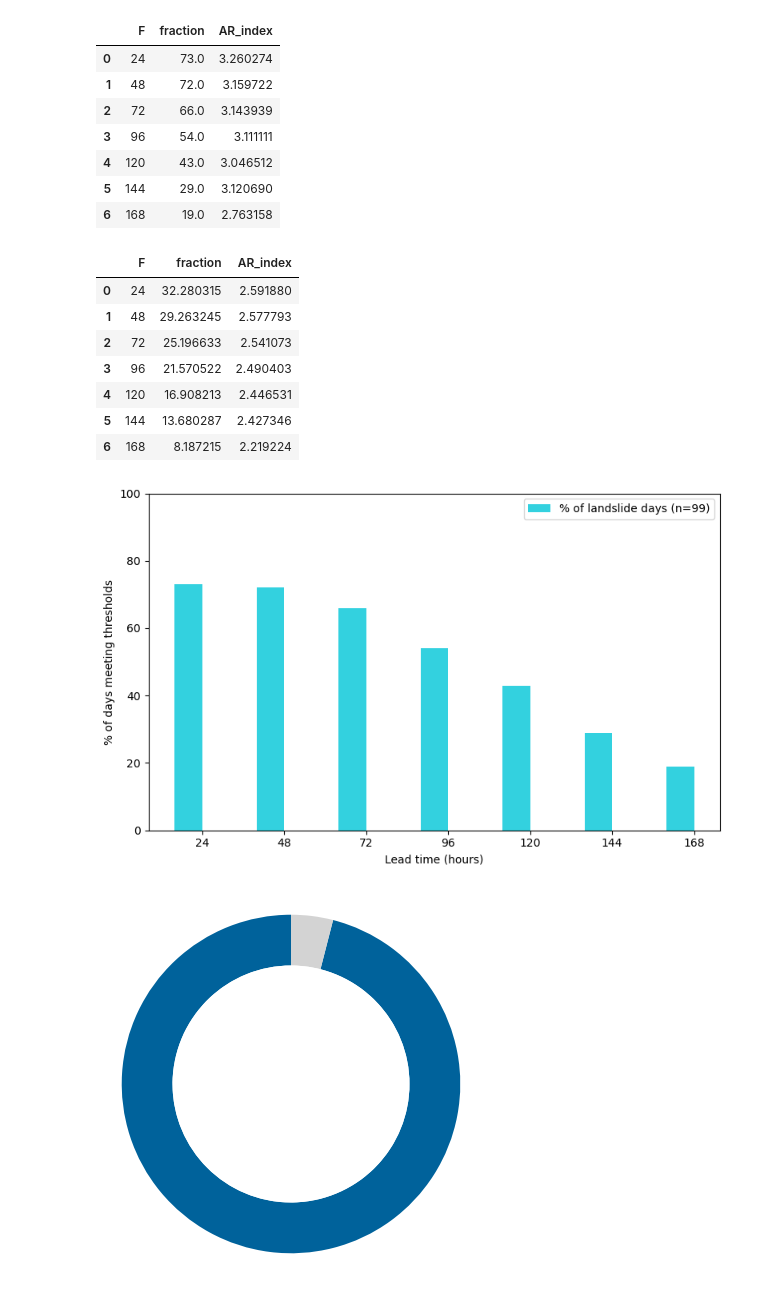
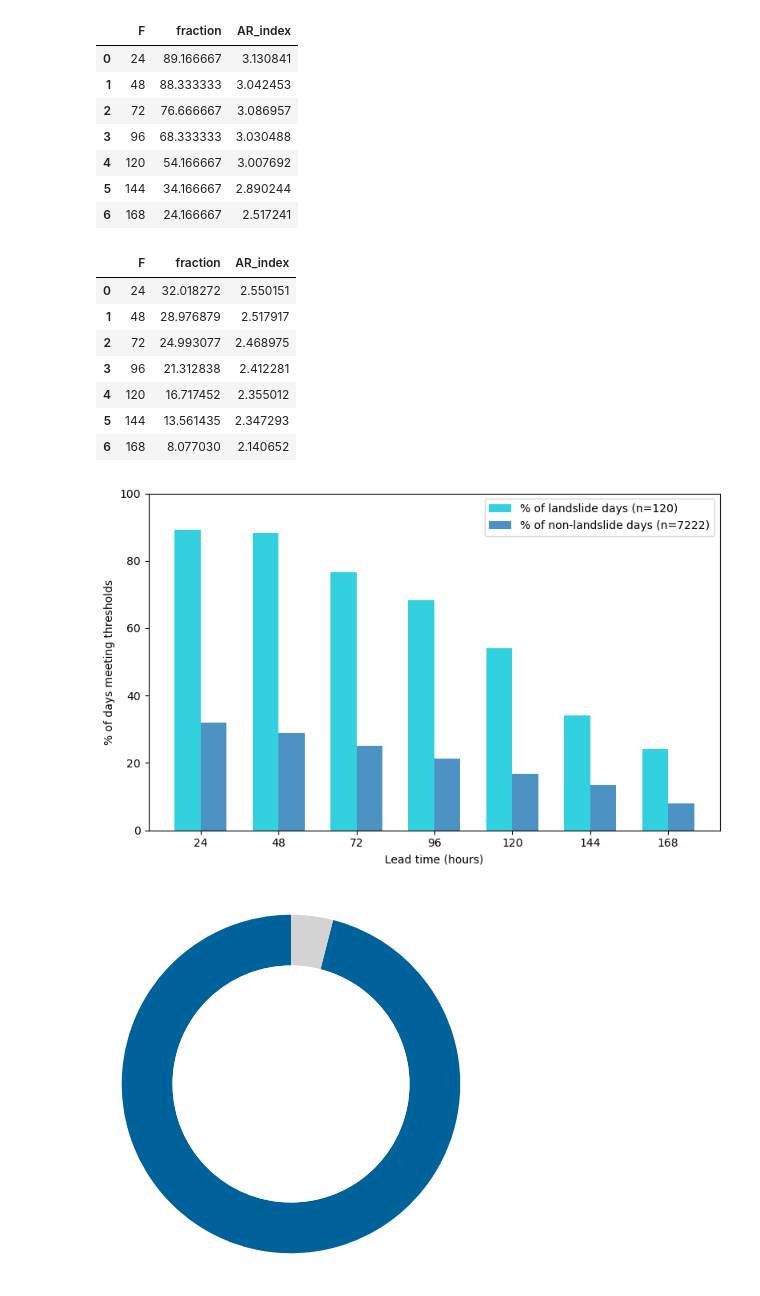
Before and after one commit to dlnash/SEAK_AR_impacts, a Jupyter notebook: analysis/summary_figure.ipynb, the cells around one changed output. Cells and saved outputs as stored; diff of their text form; code cells hidden in the pictures.

```diff
--- a/analysis/summary_figure.ipynb
+++ b/analysis/summary_figure.ipynb
@@ -53,32 +53,32 @@ def create_df_plot(df):
     return df_plot
 # %%
 df = pd.read_csv(path_to_out+'landslide_box-whisker.csv')
-df.loc[df["AR_index"] == 5.5, "AR_index"] = 5
+# df.loc[df["AR_index"] == 5.5, "AR_index"] = 5
 df_ls = create_df_plot(df)
 df_ls
 # %% [output]
 |  | F | fraction | AR_index |
-| 0 | 24 | 73.0 | 3.260274 |
-| 1 | 48 | 72.0 | 3.159722 |
-| 2 | 72 | 66.0 | 3.143939 |
-| 3 | 96 | 54.0 | 3.111111 |
-| 4 | 120 | 43.0 | 3.046512 |
-| 5 | 144 | 29.0 | 3.120690 |
-| 6 | 168 | 19.0 | 2.763158 |
+| 0 | 24 | 89.166667 | 3.130841 |
+| 1 | 48 | 88.333333 | 3.042453 |
+| 2 | 72 | 76.666667 | 3.086957 |
+| 3 | 96 | 68.333333 | 3.030488 |
+| 4 | 120 | 54.166667 | 3.007692 |
+| 5 | 144 | 34.166667 | 2.890244 |
+| 6 | 168 | 24.166667 | 2.517241 |
 # %%
 df = pd.read_csv(path_to_out+'non-landslide_box-whisker.csv')
-df.loc[df["AR_index"] == 5.5, "AR_index"] = 5
+# df.loc[df["AR_index"] == 5.5, "AR_index"] = 5
 df_nls = create_df_plot(df)
 df_nls
 # %% [output]
 |  | F | fraction | AR_index |
-| 0 | 24 | 32.280315 | 2.591880 |
-| 1 | 48 | 29.263245 | 2.577793 |
-| 2 | 72 | 25.196633 | 2.541073 |
-| 3 | 96 | 21.570522 | 2.490403 |
-| 4 | 120 | 16.908213 | 2.446531 |
-| 5 | 144 | 13.680287 | 2.427346 |
-| 6 | 168 | 8.187215 | 2.219224 |
+| 0 | 24 | 32.018272 | 2.550151 |
+| 1 | 48 | 28.976879 | 2.517917 |
+| 2 | 72 | 24.993077 | 2.468975 |
+| 3 | 96 | 21.312838 | 2.412281 |
+| 4 | 120 | 16.717452 | 2.355012 |
+| 5 | 144 | 13.561435 | 2.347293 |
+| 6 | 168 | 8.077030 | 2.140652 |
 # %%
 import numpy as np
 import matplotlib.pyplot as plt
@@ -101,40 +101,40 @@ x_nls = x + bar_width/2
 
 # Bars for landslide and non-landslide days
 ax.bar(x_ls, ls_vals, width=bar_width, alpha=0.8,
-       label="% of landslide days (n=99)",
+       label="% of landslide days (n=120)",
        color="#00c6d7")
 
-# ax.bar(x_nls, nls_vals, width=bar_width, alpha=0.8,
-#        label="% of non-landslide days (n=7248)",
-#        color="tab:blue")
+ax.bar(x_nls, nls_vals, width=bar_width, alpha=0.8,
+       label="% of non-landslide days (n=7222)",
+       color="tab:blue")
 
 # X-axis ticks at the center positions
 ax.set_xticks(F)
 ax.set_xlabel("Lead time (hours)")
 ax.set_ylabel("% of days meeting thresholds")
 ax.set_ylim(0, 100)
 ax.legend()
 
-## ---- Second y-axis for AR index values ------------------------------------------
-# ax2 = ax1.twinx()
+# ## ---- Second y-axis for AR index values ------------------------------------------
+# ax2 = ax.twinx()
 
 # ax2.plot(df["F"], df["AR_index"],
 #          marker="o",
 #          linewidth=2.0,
 #          label="Mean AR Hazard Index",
 #          color="black")
 
 # ax2.set_ylabel("Mean AR Hazard Index", color="black")
 # ax2.set_ylim(0, 5)
 
 plt.tight_layout()
 plt.show()
 
 fname = '../figs/AGU_summary'
 fmt = 'png'
 fig.savefig('%s.%s' %(fname, fmt), bbox_inches='tight', dpi=fig.dpi, transparent=True)
 # %% [output]
-[figure, old version]
+[figure, new version]
 # %%
 import matplotlib.pyplot as plt
 
```
Also changed, not shown: 39 other files.
